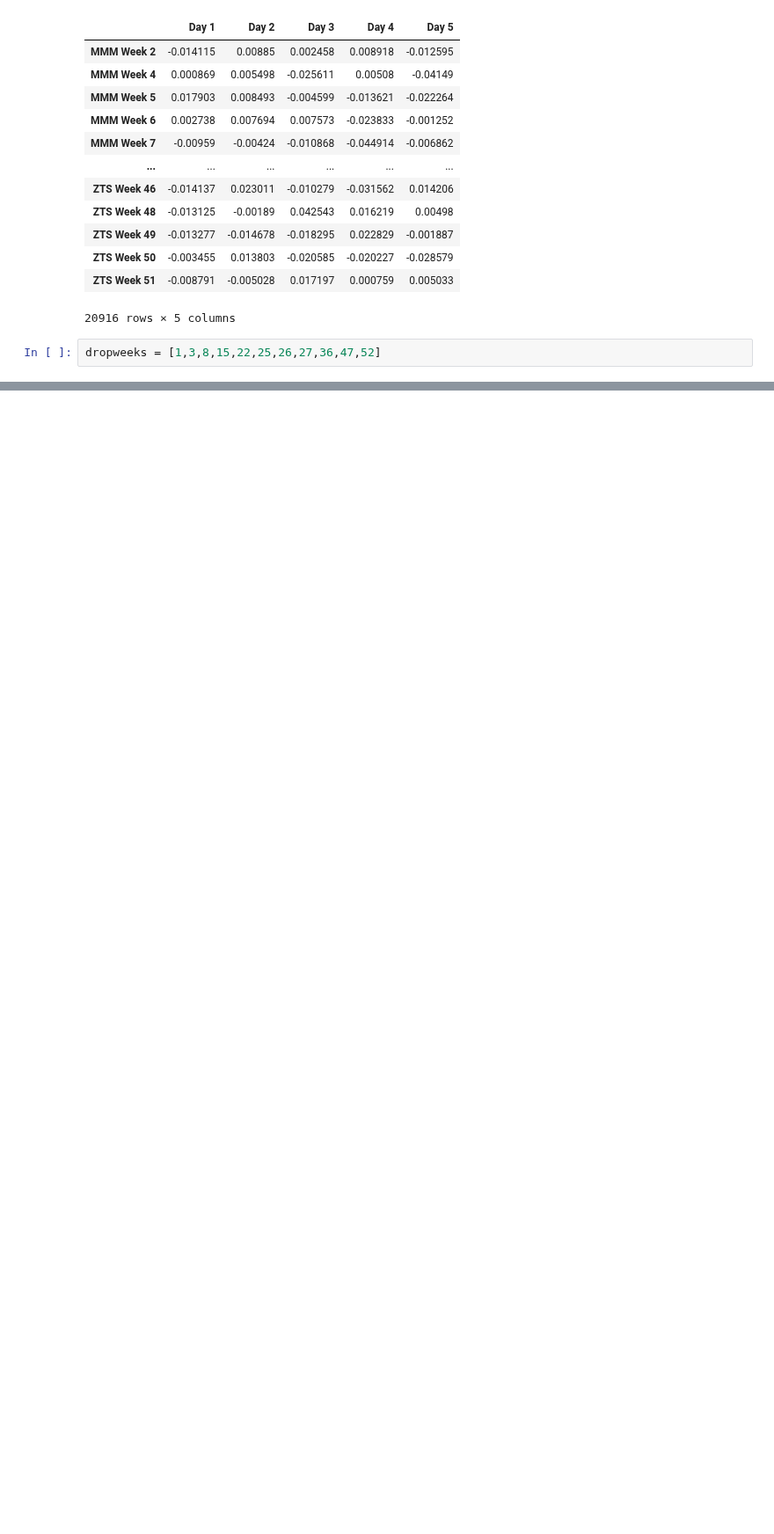
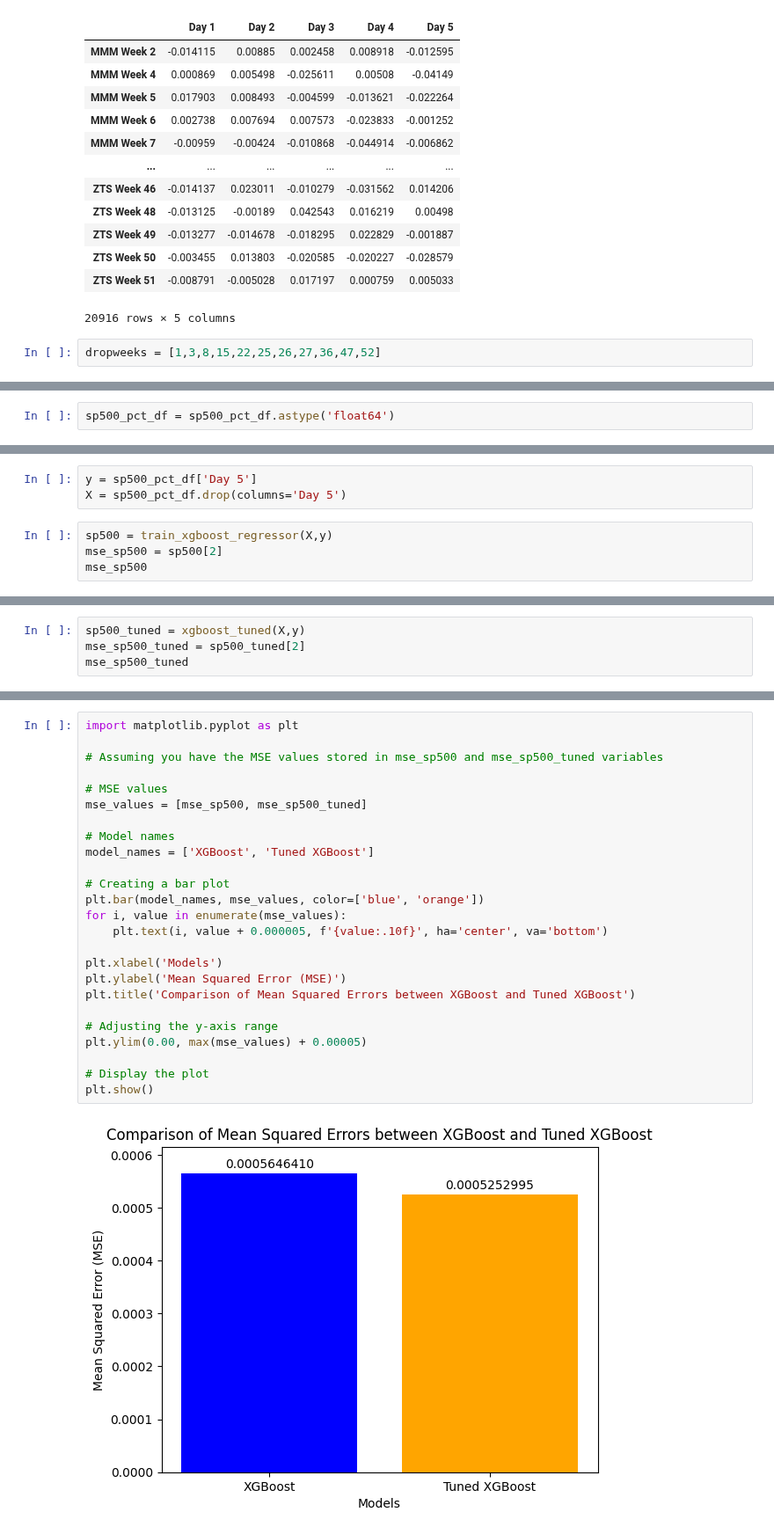
Before and after one commit to ktongk/BTT-JPMC-1, a Jupyter notebook: Anna/XGBOOST.ipynb, the cells around one changed output, grey strips where cells are left out. Shown at 88% size. Drawn from its saved outputs; the diff is of its cells as text; blank space fills up the shorter version.

```diff
--- a/Anna/XGBOOST.ipynb
+++ b/Anna/XGBOOST.ipynb
@@ -636,0 +705,2 @@ dropweeks = [1,3,8,15,22,25,26,27,36,47,52]
+# %%
+sp500_pct_df = sp500_pct_df.astype('float64')
@@ -636,0 +792,7 @@ dropweeks = [1,3,8,15,22,25,26,27,36,47,52]
+# %%
+y = sp500_pct_df['Day 5']
+X = sp500_pct_df.drop(columns='Day 5')
+# %%
+sp500 = train_xgboost_regressor(X,y)
+mse_sp500 = sp500[2]
+mse_sp500
@@ -636,0 +801,4 @@ dropweeks = [1,3,8,15,22,25,26,27,36,47,52]
+# %%
+sp500_tuned = xgboost_tuned(X,y)
+mse_sp500_tuned = sp500_tuned[2]
+mse_sp500_tuned
@@ -636,0 +807,27 @@ dropweeks = [1,3,8,15,22,25,26,27,36,47,52]
+# %%
+import matplotlib.pyplot as plt
+
+# Assuming you have the MSE values stored in mse_sp500 and mse_sp500_tuned variables
+
+# MSE values
+mse_values = [mse_sp500, mse_sp500_tuned]
+
+# Model names
+model_names = ['XGBoost', 'Tuned XGBoost']
+
+# Creating a bar plot
+plt.bar(model_names, mse_values, color=['blue', 'orange'])
+for i, value in enumerate(mse_values):
+    plt.text(i, value + 0.000005, f'{value:.10f}', ha='center', va='bottom')
+
+plt.xlabel('Models')
+plt.ylabel('Mean Squared Error (MSE)')
+plt.title('Comparison of Mean Squared Errors between XGBoost and Tuned XGBoost')
+
+# Adjusting the y-axis range
+plt.ylim(0.00, max(mse_values) + 0.00005)
+
+# Display the plot
+plt.show()
+# %% [output]
+[figure, added]
```
Also changed, not shown: parts of 24 cells of this notebook, 2 other files.
